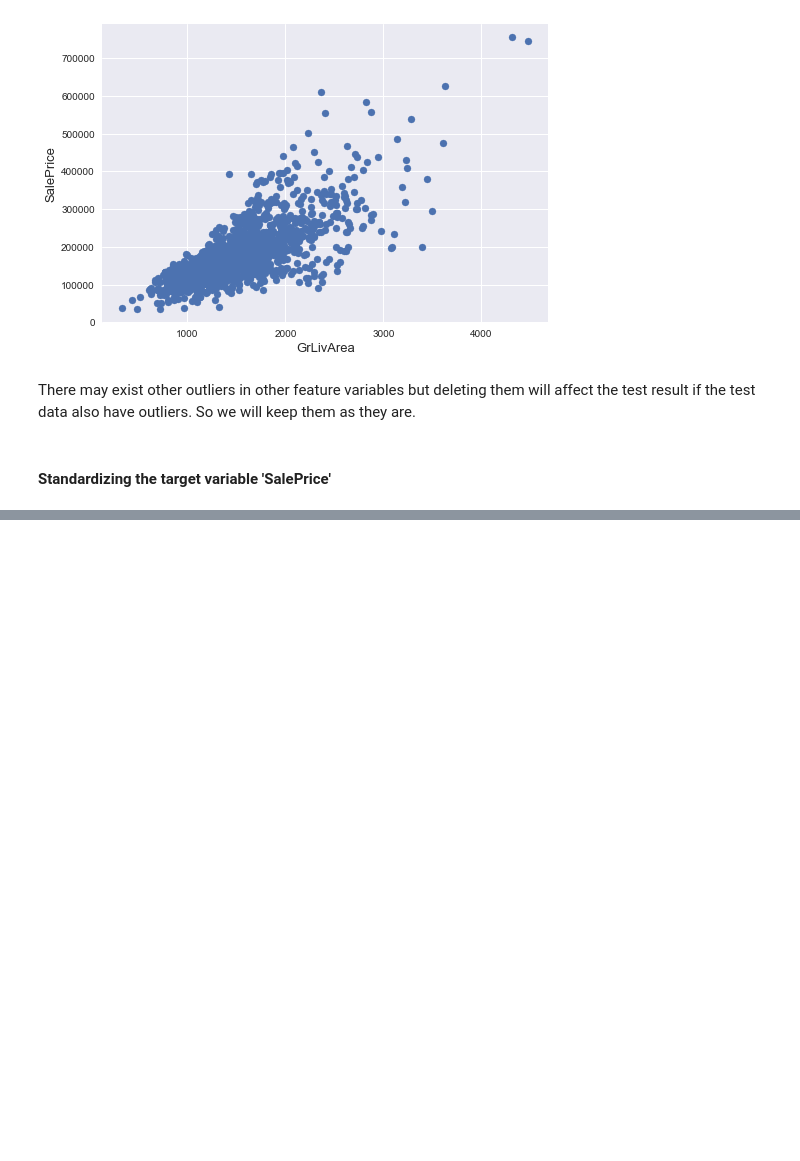
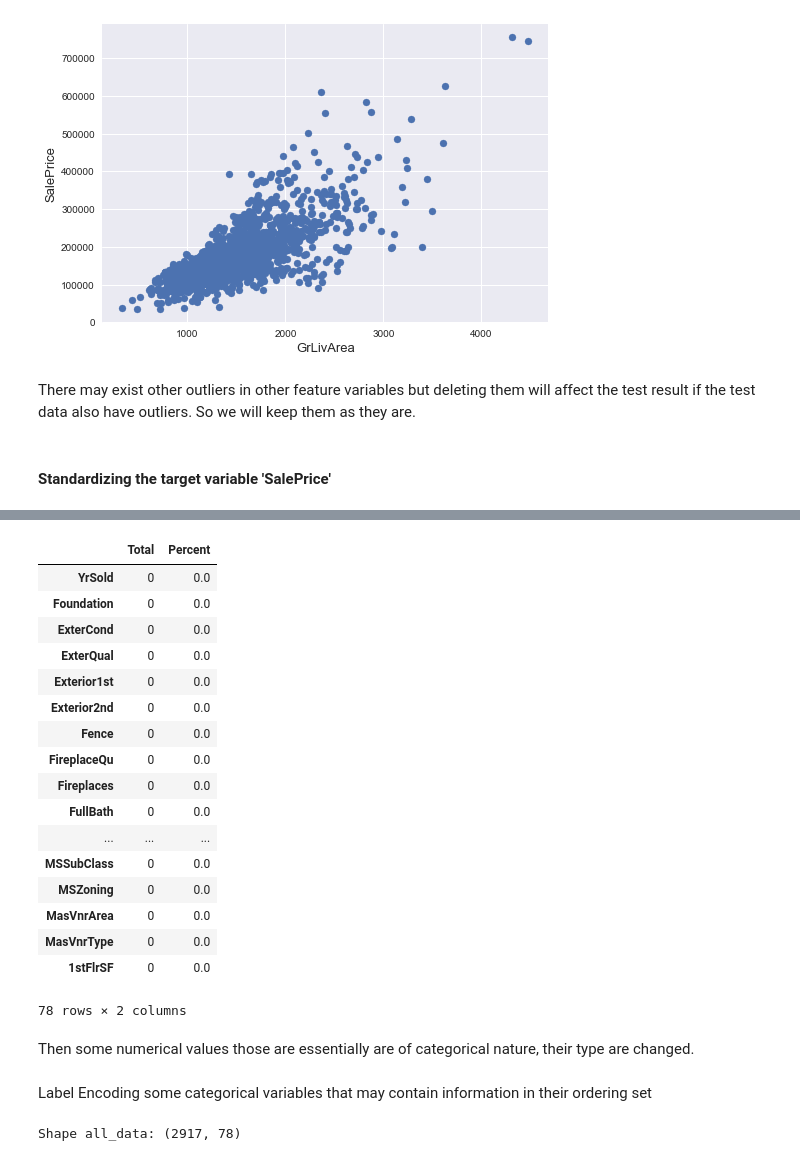
Before and after one commit to Tamim-MR14/House_Price, a Jupyter notebook: House_Price_AI-23.ipynb, the cells around one changed output, grey strips where cells are left out. Cells and saved outputs as stored; diff of their text form; code cells hidden in the pictures; blank space fills up the shorter version.

```diff
--- a/House_Price_AI-23.ipynb
+++ b/House_Price_AI-23.ipynb
@@ -371,0 +424,11 @@ We will plot the 'SalePrice' distribution and probability plot and see if there
+# %%
+ntrain = train.shape[0]
+ntest = test.shape[0]
+y_train = train.SalePrice.values
+all_data = pd.concat((train, test)).reset_index(drop=True)
+all_data.drop(['SalePrice'], axis=1, inplace=True)
+print("all_data size is : {}".format(all_data.shape))
+all_data_na = (all_data.isnull().sum() / len(all_data)) * 100
+all_data_na = all_data_na.drop(all_data_na[all_data_na == 0].index).sort_values(ascending=False)[:30]
+missing_data = pd.DataFrame({'Missing Ratio' :all_data_na})
+missing_data.head(20)
@@ -371,0 +474,55 @@ We will plot the 'SalePrice' distribution and probability plot and see if there
+# %%
+all_data["PoolQC"] = all_data["PoolQC"].fillna("None")
+all_data["MiscFeature"] = all_data["MiscFeature"].fillna("None")
+all_data["Alley"] = all_data["Alley"].fillna("None")
+all_data["Fence"] = all_data["Fence"].fillna("None")
+all_data["FireplaceQu"] = all_data["FireplaceQu"].fillna("None")
+#Group by neighborhood and fill in missing value by the median LotFrontage of all the neighborhood
+all_data["LotFrontage"] = all_data.groupby("Neighborhood")["LotFrontage"].transform(
+    lambda x: x.fillna(x.median()))
+for col in ('GarageType', 'GarageFinish', 'GarageQual', 'GarageCond'):
+    all_data[col] = all_data[col].fillna('None')
+for col in ('GarageYrBlt', 'GarageArea', 'GarageCars'):
+    all_data[col] = all_data[col].fillna(0)
+for col in ('BsmtFinSF1', 'BsmtFinSF2', 'BsmtUnfSF','TotalBsmtSF', 'BsmtFullBath', 'BsmtHalfBath'):
+    all_data[col] = all_data[col].fillna(0)
+for col in ('BsmtQual', 'BsmtCond', 'BsmtExposure', 'BsmtFinType1', 'BsmtFinType2'):
+    all_data[col] = all_data[col].fillna('None')
+all_data["MasVnrType"] = all_data["MasVnrType"].fillna("None")
+all_data["MasVnrArea"] = all_data["MasVnrArea"].fillna(0)
+all_data['MSZoning'] = all_data['MSZoning'].fillna(all_data['MSZoning'].mode()[0])
+all_data = all_data.drop(['Utilities'], axis=1)
+all_data["Functional"] = all_data["Functional"].fillna("Typ")
+all_data['Electrical'] = all_data['Electrical'].fillna(all_data['Electrical'].mode()[0])
+all_data['KitchenQual'] = all_data['KitchenQual'].fillna(all_data['KitchenQual'].mode()[0])
+all_data['Exterior1st'] = all_data['Exterior1st'].fillna(all_data['Exterior1st'].mode()[0])
+all_data['Exterior2nd'] = all_data['Exterior2nd'].fillna(all_data['Exterior2nd'].mode()[0])
+all_data['SaleType'] = all_data['SaleType'].fillna(all_data['SaleType'].mode()[0])
+all_data['MSSubClass'] = all_data['MSSubClass'].fillna("None")
+#Check remaining missing values if any
+all_data = all_data.fillna(0)
+total = all_data.isnull().sum().sort_values(ascending=False)
+percent = (all_data.isnull().sum()/all_data.isnull().count()).sort_values(ascending=False)
+missing_data = pd.concat([total, percent], axis=1, keys=['Total', 'Percent'])
+missing_data
+# %% [output]
+|  | Total | Percent |
+| YrSold | 0 | 0.0 |
+| Foundation | 0 | 0.0 |
+| ExterCond | 0 | 0.0 |
+| ExterQual | 0 | 0.0 |
+| Exterior1st | 0 | 0.0 |
+| Exterior2nd | 0 | 0.0 |
+| Fence | 0 | 0.0 |
+| FireplaceQu | 0 | 0.0 |
+| Fireplaces | 0 | 0.0 |
+| FullBath | 0 | 0.0 |
+| ... | ... | ... |
+| MSSubClass | 0 | 0.0 |
+| MSZoning | 0 | 0.0 |
+| MasVnrArea | 0 | 0.0 |
+| MasVnrType | 0 | 0.0 |
+| 1stFlrSF | 0 | 0.0 |
+78 rows × 2 columns
+# %% [markdown]
+Then some numerical values those are essentially are of categorical nature, their type are changed.
@@ -371,0 +534,13 @@ We will plot the 'SalePrice' distribution and probability plot and see if there
+# %% [markdown]
+Label Encoding some categorical variables that may contain information in their ordering set
+# %%
+cols = ('FireplaceQu', 'BsmtQual', 'BsmtCond', 'GarageQual', 'GarageCond',
+        'ExterQual', 'ExterCond','HeatingQC', 'PoolQC', 'KitchenQual', 'BsmtFinType1',
+        'BsmtFinType2', 'Functional', 'Fence', 'BsmtExposure', 'GarageFinish', 'LandSlope',
+        'LotShape', 'PavedDrive', 'Street', 'Alley', 'CentralAir', 'MSSubClass', 'OverallCond',
+        'YrSold', 'MoSold')
+for c in cols:
+    all_data[c] = LabelEncoder().fit_transform(all_data[c])
+print('Shape all_data: {}'.format(all_data.shape))
+# %% [output]
+Shape all_data: (2917, 78)
```
Also changed, not shown: parts of 45 cells of this notebook, 3 other files.
